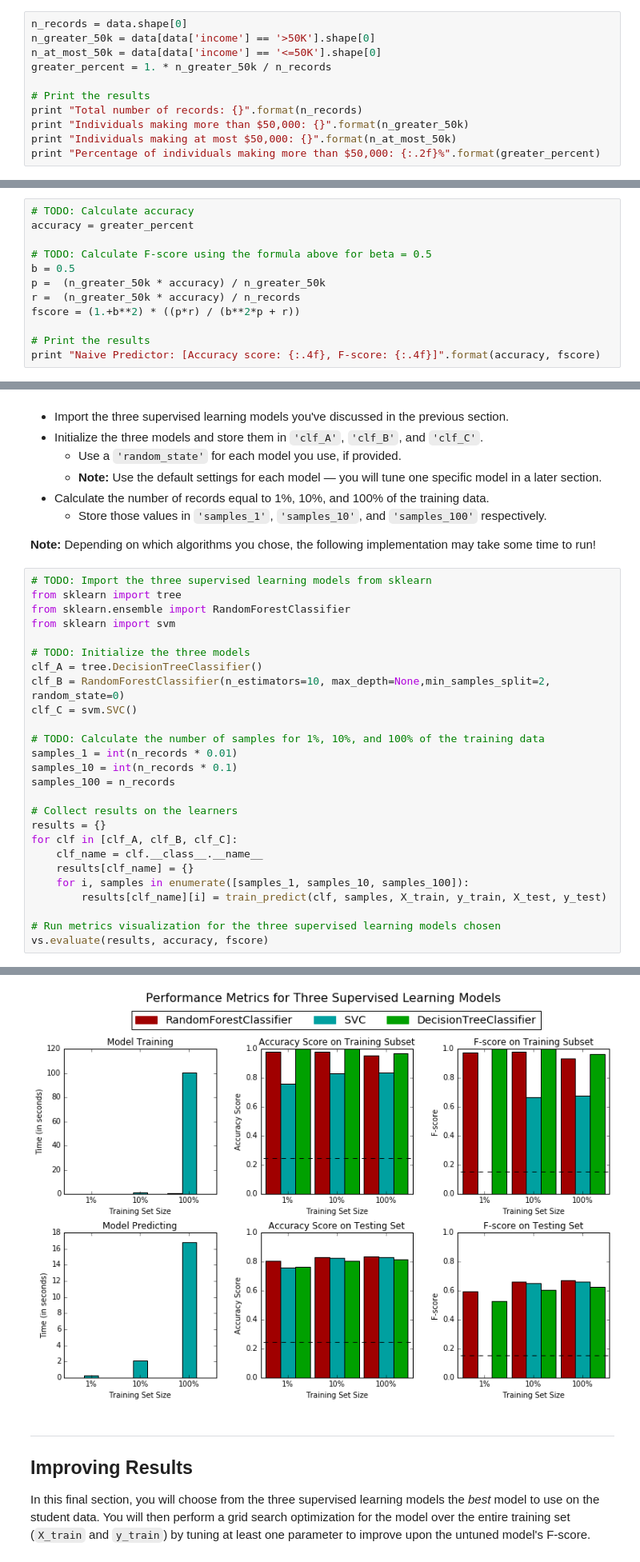
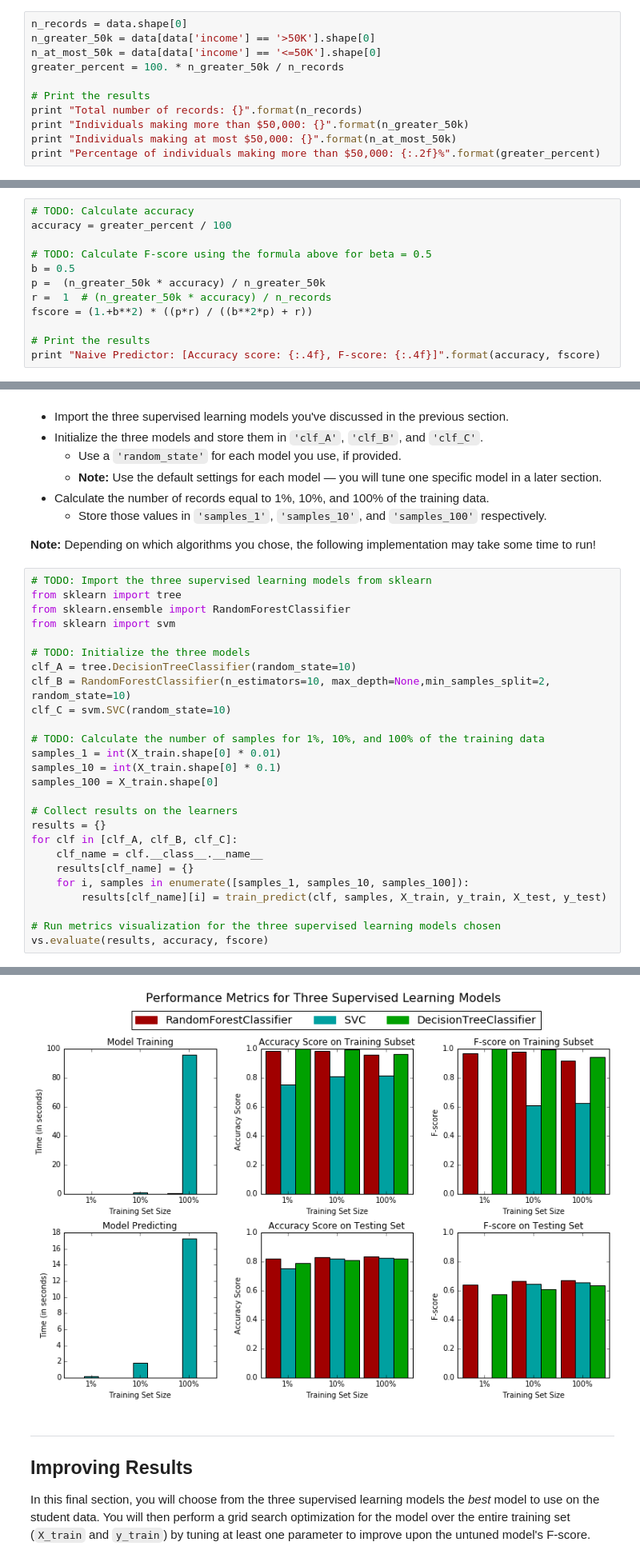
Before and after one commit to kirkbrunson/mlnd, a Jupyter notebook: finding_donors/finding_donors.ipynb, the cells around one changed output, grey strips where cells are left out. Shown: that part at 80% size. Saved outputs shown, nothing was run; the diff lists cells and outputs as text.

```diff
--- a/finding_donors/finding_donors.ipynb
+++ b/finding_donors/finding_donors.ipynb
@@ -53,7 +53,7 @@ A cursory investigation of the dataset will determine how many individuals fit i
 n_records = data.shape[0]
 n_greater_50k = data[data['income'] == '>50K'].shape[0]
 n_at_most_50k = data[data['income'] == '<=50K'].shape[0]
-greater_percent = 1. * n_greater_50k / n_records
+greater_percent = 100. * n_greater_50k / n_records
 
 # Print the results
 print "Total number of records: {}".format(n_records)
@@ -182,13 +182,13 @@ Looking at the distribution of classes (those who make at most \$50,000, and tho
 **Note:** You must use the code cell below and assign your results to `'accuracy'` and `'fscore'` to be used later.
 # %%
 # TODO: Calculate accuracy
-accuracy = greater_percent
+accuracy = greater_percent / 100
 
 # TODO: Calculate F-score using the formula above for beta = 0.5
 b = 0.5
 p =  (n_greater_50k * accuracy) / n_greater_50k
-r =  (n_greater_50k * accuracy) / n_records
-fscore = (1.+b**2) * ((p*r) / (b**2*p + r))
+r =  1  # (n_greater_50k * accuracy) / n_records
+fscore = (1.+b**2) * ((p*r) / ((b**2*p) + r))
 
 # Print the results
 print "Naive Predictor: [Accuracy score: {:.4f}, F-score: {:.4f}]".format(accuracy, fscore)
@@ -325,14 +325,14 @@ from sklearn.ensemble import RandomForestClassifier
 from sklearn import svm
 
 # TODO: Initialize the three models
-clf_A = tree.DecisionTreeClassifier()
-clf_B = RandomForestClassifier(n_estimators=10, max_depth=None,min_samples_split=2, random_state=0)
-clf_C = svm.SVC()
+clf_A = tree.DecisionTreeClassifier(random_state=10)
+clf_B = RandomForestClassifier(n_estimators=10, max_depth=None,min_samples_split=2, random_state=10)
+clf_C = svm.SVC(random_state=10)
 
 # TODO: Calculate the number of samples for 1%, 10%, and 100% of the training data
-samples_1 = int(n_records * 0.01)
-samples_10 = int(n_records * 0.1)
-samples_100 = n_records
+samples_1 = int(X_train.shape[0] * 0.01)
+samples_10 = int(X_train.shape[0] * 0.1)
+samples_100 = X_train.shape[0]
 
 # Collect results on the learners
 results = {}
@@ -357,4 +357,4 @@ SVC trained on 45222 samples.
-[figure, old version]
+[figure, new version]
 # %% [markdown]
 ----
 ## Improving Results
```
Also changed, not shown: parts of 8 cells of this notebook, 1 other file.
